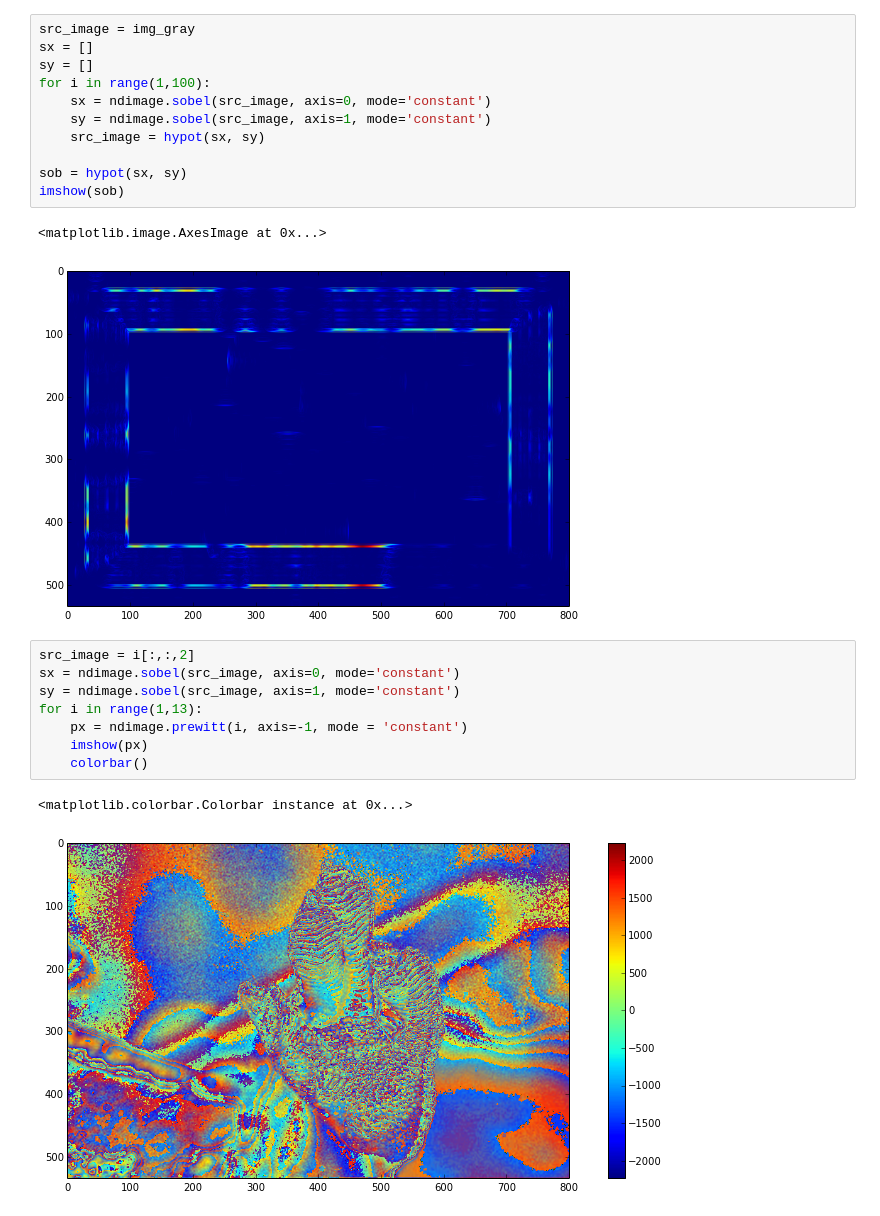
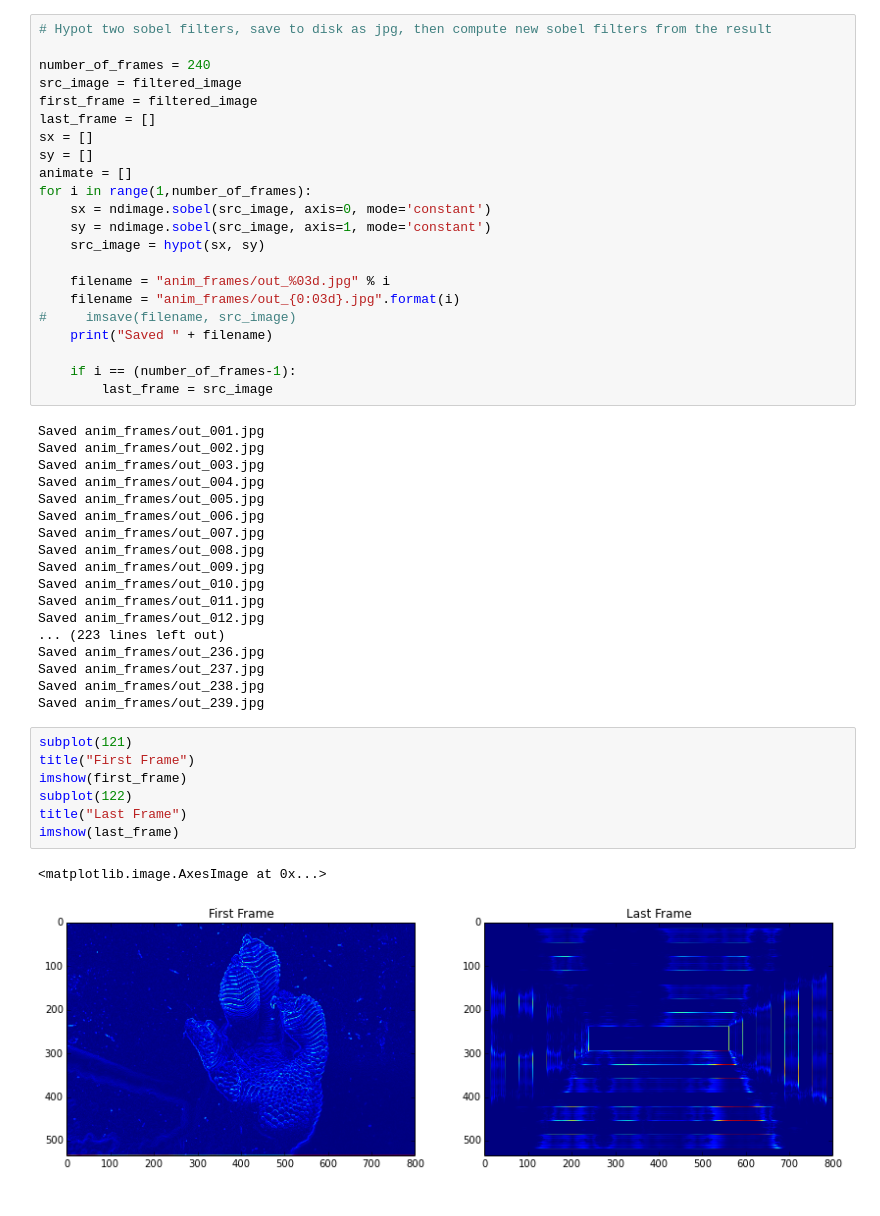
Before and after one commit to kamindustries/mat201a, a Jupyter notebook: hw5/hw5.ipynb, the cells around one changed output. Saved outputs shown, nothing was run; the diff lists cells and outputs as text.

```diff
--- a/hw5/hw5.ipynb
+++ b/hw5/hw5.ipynb
@@ -53,25 +58,50 @@ colorbar()
 # %%
-src_image = img_gray
+# Hypot two sobel filters, save to disk as jpg, then compute new sobel filters from the result
+
+number_of_frames = 240
+src_image = filtered_image
+first_frame = filtered_image
+last_frame = []
 sx = []
 sy = []
-for i in range(1,100):
+animate = []
+for i in range(1,number_of_frames):
     sx = ndimage.sobel(src_image, axis=0, mode='constant')
     sy = ndimage.sobel(src_image, axis=1, mode='constant')
     src_image = hypot(sx, sy)
 
-sob = hypot(sx, sy)
-imshow(sob)
+    filename = "anim_frames/out_%03d.jpg" % i
+    filename = "anim_frames/out_{0:03d}.jpg".format(i)
+#     imsave(filename, src_image)
+    print("Saved " + filename)
+
+    if i == (number_of_frames-1):
+        last_frame = src_image
 # %% [output]
-<matplotlib.image.AxesImage at 0x...>
+Saved anim_frames/out_001.jpg
+Saved anim_frames/out_002.jpg
+Saved anim_frames/out_003.jpg
+Saved anim_frames/out_004.jpg
+Saved anim_frames/out_005.jpg
+Saved anim_frames/out_006.jpg
+Saved anim_frames/out_007.jpg
+Saved anim_frames/out_008.jpg
+Saved anim_frames/out_009.jpg
+Saved anim_frames/out_010.jpg
+Saved anim_frames/out_011.jpg
+Saved anim_frames/out_012.jpg
+... (223 lines left out)
+Saved anim_frames/out_236.jpg
+Saved anim_frames/out_237.jpg
+Saved anim_frames/out_238.jpg
+Saved anim_frames/out_239.jpg
-[figure, removed]
-# %%
-src_image = i[:,:,2]
-sx = ndimage.sobel(src_image, axis=0, mode='constant')
-sy = ndimage.sobel(src_image, axis=1, mode='constant')
-for i in range(1,13):
-    px = ndimage.prewitt(i, axis=-1, mode = 'constant')
-    imshow(px)
-    colorbar()
-# %% [output]
-<matplotlib.colorbar.Colorbar instance at 0x...>
-[figure, removed]
+# %%
+subplot(121)
+title("First Frame")
+imshow(first_frame)
+subplot(122)
+title("Last Frame")
+imshow(last_frame)
+# %% [output]
+<matplotlib.image.AxesImage at 0x...>
+[figure, added]
```
Also changed, not shown: parts of 8 cells of this notebook.
